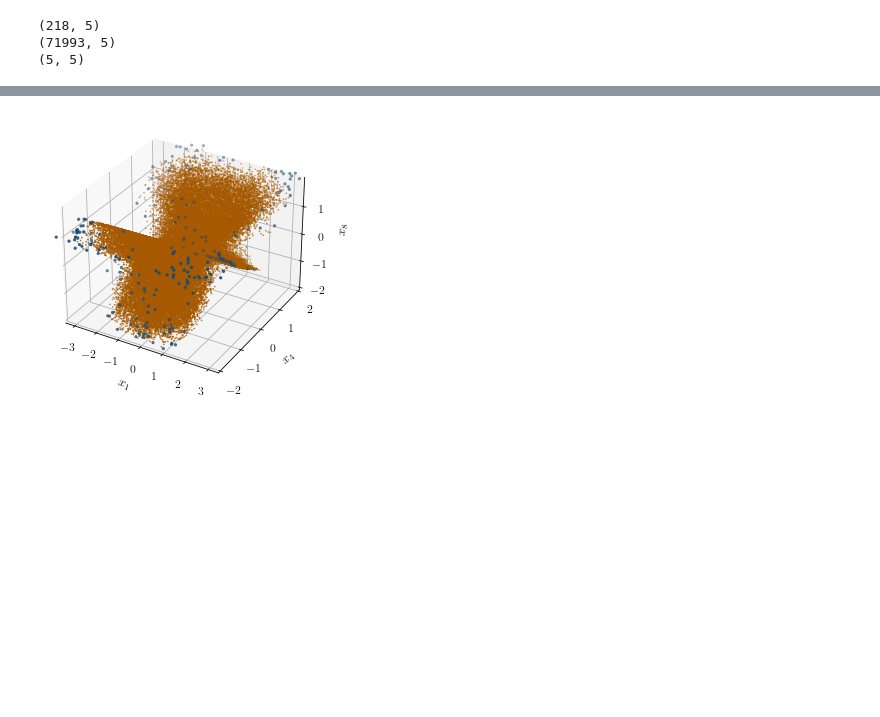
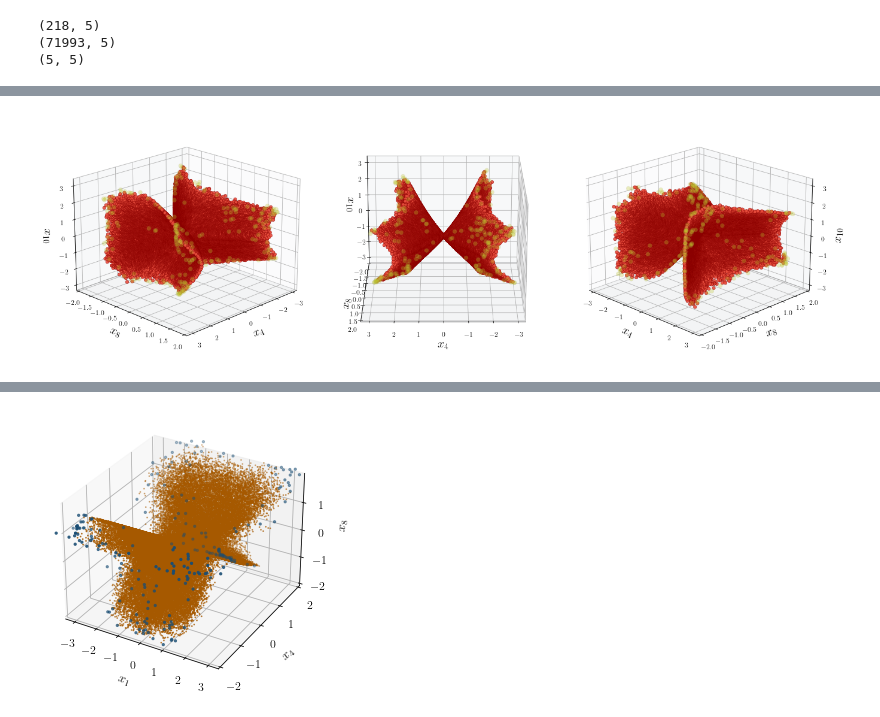
Before and after one commit to c-eloy/MLFlatDirections, a Jupyter notebook: Figures/Figures.ipynb, the cells around one changed output, grey strips where cells are left out. Cells and saved outputs as stored; diff of their text form; code cells hidden in the pictures; blank space fills up the shorter version.

```diff
--- a/Figures/Figures.ipynb
+++ b/Figures/Figures.ipynb
@@ -404,0 +364,82 @@ plt.show()
+# %%
+import matplotlib.pyplot as plt
+from mpl_toolkits.mplot3d import Axes3D
+import numpy as np
+
+# Configuration pour un meilleur rendu
+plt.rcParams['figure.dpi'] = 150
+%matplotlib inline
+
+# Amélioration 1: Couleurs plus contrastées et ordre d'affichage optimisé
+# Afficher d'abord les points non assignés (en arrière-plan)
+noise_mask = labels == -1
+cluster0_mask = labels == 0
+cluster1_mask = labels == 1
+
+fig = plt.figure(figsize=(18, 6))
+
+# Angles de vue différents pour révéler la structure
+view_angles = [
+    (20, 45, ""),
+    (20, 90, ""),
+    (20, -45, "")
+]
+
+for i, (elev, azim, title) in enumerate(view_angles):
+    ax = fig.add_subplot(1, 3, i+1, projection='3d')
+
+    # Points non assignés avec ombrage subtil
+    ax.scatter(x5d_desampled[noise_mask, 2],
+              x5d_desampled[noise_mask, 3],
+              x5d_desampled[noise_mask, 4],
+              c='#C0C82C', s=50, alpha=0.3, label='Not assigned',
+              edgecolors='gray', linewidth=0.2)
+
+    # Cluster 1 avec ombres prononcées
+    ax.scatter(x5d_desampled[cluster0_mask, 2],
+              x5d_desampled[cluster0_mask, 3],
+              x5d_desampled[cluster0_mask, 4],
+              c='#e74c3c', s=30, alpha=0.9, label='Cluster',
+              edgecolors='#8b0000', linewidth=0.5)
+
+    # Configuration des axes
+    ax.set_ylim(-2, 2)
+    ax.set_xlabel("$x_4$", fontsize=20, labelpad=5)
+    ax.set_ylabel("$x_8$", fontsize=20, labelpad=5)
+    ax.set_zlabel("$x_{10}$", fontsize=20, labelpad=5)
+
+    # Style de grille et fond avec ombres améliorées
+    ax.grid(True, alpha=0.2)
+
+    # Configuration des panneaux avec couleurs subtiles pour créer de la profondeur
+    ax.xaxis.pane.fill = True
+    ax.yaxis.pane.fill = True
+    ax.zaxis.pane.fill = True
+    ax.xaxis.pane.set_facecolor('#f8f9fa')
+    ax.yaxis.pane.set_facecolor('#f1f3f4')
+    ax.zaxis.pane.set_facecolor('#e8eaed')
+    ax.xaxis.pane.set_alpha(0.5)
+    ax.yaxis.pane.set_alpha(0.5)
+    ax.zaxis.pane.set_alpha(0.5)
+    ax.xaxis.pane.set_edgecolor('gray')
+    ax.yaxis.pane.set_edgecolor('gray')
+    ax.zaxis.pane.set_edgecolor('gray')
+
+    # Angle de vue spécifique
+    ax.view_init(elev=elev, azim=azim)
+
+    # Titre pour chaque vue
+    ax.set_title(title, fontsize=12, pad=10)
+
+    # # Légende seulement sur le premier subplot
+    # if i == 0:
+    #     legend = ax.legend(loc='center', bbox_to_anchor=(0.02, 0.98),
+    #                       frameon=True, fancybox=True, shadow=True,
+    #                       fontsize=20)
+    #     legend.get_frame().set_facecolor('white')
+    #     legend.get_frame().set_alpha(0.9)
+
+plt.tight_layout()
+plt.show()
+# %% [output]
+[figure, added]
```
Also changed, not shown: parts of 4 cells of this notebook, 2 other files.
